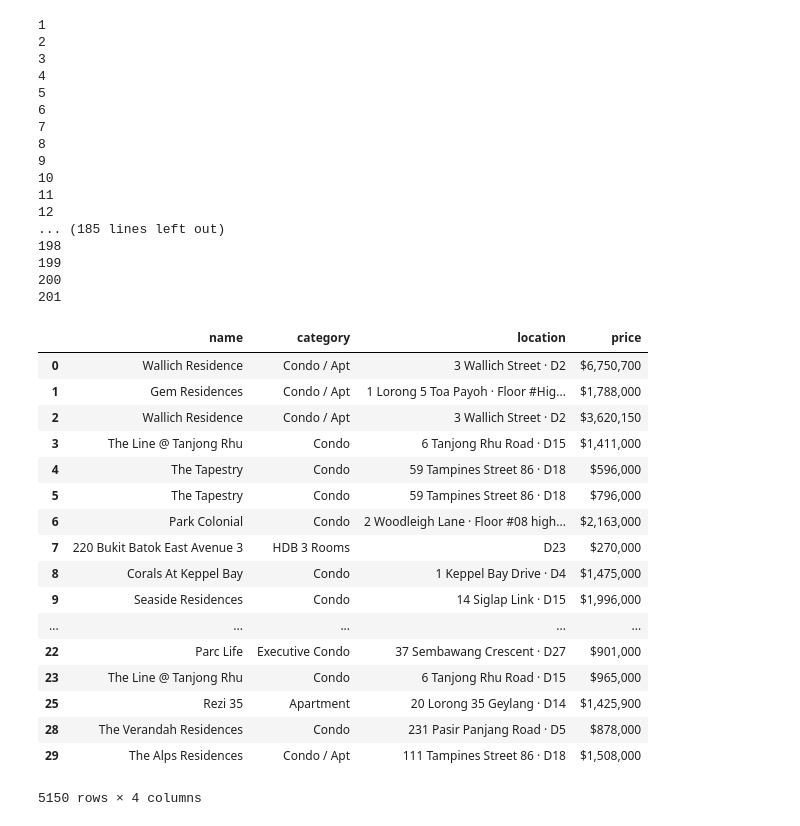
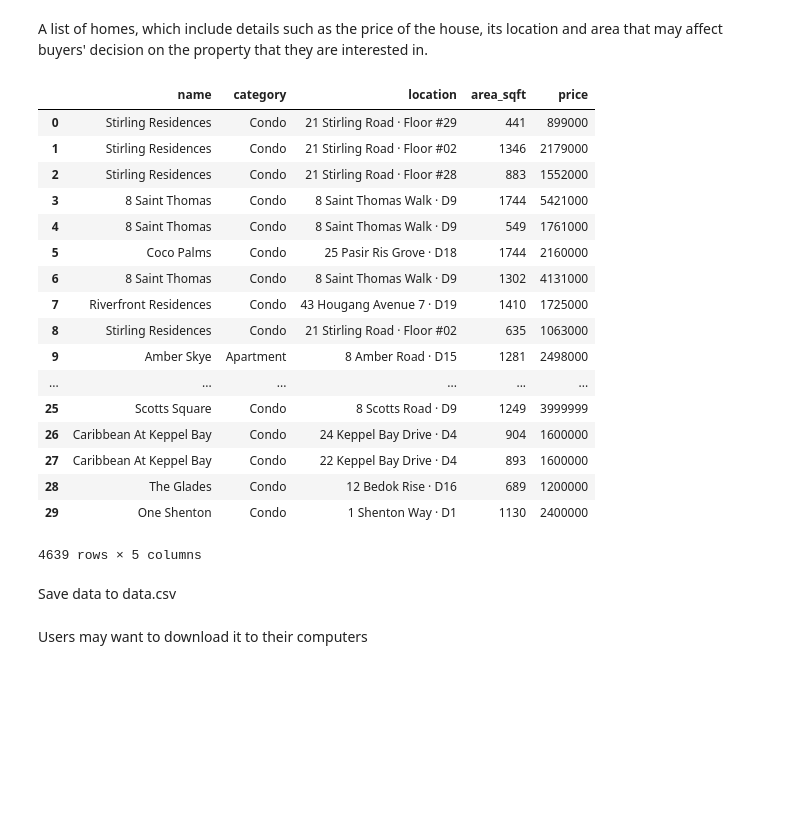
Before and after one commit to azuretime/Citibank-Housing-Loan, a Jupyter notebook: WebCrawler.ipynb, the cells around one changed output. Saved outputs shown, nothing was run; the diff lists cells and outputs as text; code cells hidden in the pictures; blank space fills up the shorter version.

```diff
--- a/WebCrawler.ipynb
+++ b/WebCrawler.ipynb
@@ -22,6 +47,7 @@ def get_text_from_sel(sel):
     except:
         return None
 # %%
+%%time
 import pandas as pd
 
 count = 0
@@ -29,51 +55,45 @@ frames = []
 while count <= 200:
     r = session.get(url)
     df = pd.DataFrame()
-    for item in ['name','category', 'location', 'price']:
-        se = pd.Series(get_text_from_sel(eval(item)))
+    for item in ['name','category', 'location','area_sqft', 'price']:
+        vals = get_text_from_sel(eval(item))
+        if (item == 'price'): vals = [int(val[1:].replace(',',''))if val!='NaN' else val for val in vals ]
+        if (item == 'area_sqft'): vals = [int(val[:-4].replace(',','')) if val!='NaN'else val for val in vals]
+        se = pd.Series(vals)
         df[item] = se.values
     frames.append(df)
     button = r.html.find(nextButton)
     url = list(button[0].absolute_links)[0]
     count += 1
-    print(count)
+    #print(count)
 
 result = pd.concat(frames).drop_duplicates()
-# %% [output]
-1
-2
-3
-4
-5
-6
-7
-8
-9
-10
-11
-12
-... (185 lines left out)
-198
-199
-200
-201
-|  | name | category | location | price |
-| 0 | Wallich Residence | Condo / Apt | 3 Wallich Street · D2 | $6,750,700 |
-| 1 | Gem Residences | Condo / Apt | 1 Lorong 5 Toa Payoh · Floor #Hig... | $1,788,000 |
-| 2 | Wallich Residence | Condo / Apt | 3 Wallich Street · D2 | $3,620,150 |
-| 3 | The Line @ Tanjong Rhu | Condo | 6 Tanjong Rhu Road · D15 | $1,411,000 |
-| 4 | The Tapestry | Condo | 59 Tampines Street 86 · D18 | $596,000 |
-| 5 | The Tapestry | Condo | 59 Tampines Street 86 · D18 | $796,000 |
-| 6 | Park Colonial | Condo | 2 Woodleigh Lane · Floor #08 high... | $2,163,000 |
-| 7 | 220 Bukit Batok East Avenue 3 | HDB 3 Rooms | D23 | $270,000 |
-| 8 | Corals At Keppel Bay | Condo | 1 Keppel Bay Drive · D4 | $1,475,000 |
-| 9 | Seaside Residences | Condo | 14 Siglap Link · D15 | $1,996,000 |
-| ... | ... | ... | ... | ... |
-| 22 | Parc Life | Executive Condo | 37 Sembawang Crescent · D27 | $901,000 |
-| 23 | The Line @ Tanjong Rhu | Condo | 6 Tanjong Rhu Road · D15 | $965,000 |
-| 25 | Rezi 35 | Apartment | 20 Lorong 35 Geylang · D14 | $1,425,900 |
-| 28 | The Verandah Residences | Condo | 231 Pasir Panjang Road · D5 | $878,000 |
-| 29 | The Alps Residences | Condo / Apt | 111 Tampines Street 86 · D18 | $1,508,000 |
-5150 rows × 4 columns
+# %% [markdown]
+A list of homes, which include details such as the price of the house, its location and area that may affect buyers' decision on the property that they are interested in.
+# %%
+result
+# %% [output]
+|  | name | category | location | area_sqft | price |
+| 0 | Stirling Residences | Condo | 21 Stirling Road · Floor #29 | 441 | 899000 |
+| 1 | Stirling Residences | Condo | 21 Stirling Road · Floor #02 | 1346 | 2179000 |
+| 2 | Stirling Residences | Condo | 21 Stirling Road · Floor #28 | 883 | 1552000 |
+| 3 | 8 Saint Thomas | Condo | 8 Saint Thomas Walk · D9 | 1744 | 5421000 |
+| 4 | 8 Saint Thomas | Condo | 8 Saint Thomas Walk · D9 | 549 | 1761000 |
+| 5 | Coco Palms | Condo | 25 Pasir Ris Grove · D18 | 1744 | 2160000 |
+| 6 | 8 Saint Thomas | Condo | 8 Saint Thomas Walk · D9 | 1302 | 4131000 |
+| 7 | Riverfront Residences | Condo | 43 Hougang Avenue 7 · D19 | 1410 | 1725000 |
+| 8 | Stirling Residences | Condo | 21 Stirling Road · Floor #02 | 635 | 1063000 |
+| 9 | Amber Skye | Apartment | 8 Amber Road · D15 | 1281 | 2498000 |
+| ... | ... | ... | ... | ... | ... |
+| 25 | Scotts Square | Condo | 8 Scotts Road · D9 | 1249 | 3999999 |
+| 26 | Caribbean At Keppel Bay | Condo | 24 Keppel Bay Drive · D4 | 904 | 1600000 |
+| 27 | Caribbean At Keppel Bay | Condo | 22 Keppel Bay Drive · D4 | 893 | 1600000 |
+| 28 | The Glades | Condo | 12 Bedok Rise · D16 | 689 | 1200000 |
+| 29 | One Shenton | Condo | 1 Shenton Way · D1 | 1130 | 2400000 |
+4639 rows × 5 columns
+# %% [markdown]
+Save data to data.csv
 # %%
 result.to_csv('data.csv', encoding='utf-8-sig', index=False)
+# %% [markdown]
+Users may want to download it to their computers
```
Also changed, not shown: parts of 14 cells of this notebook.
